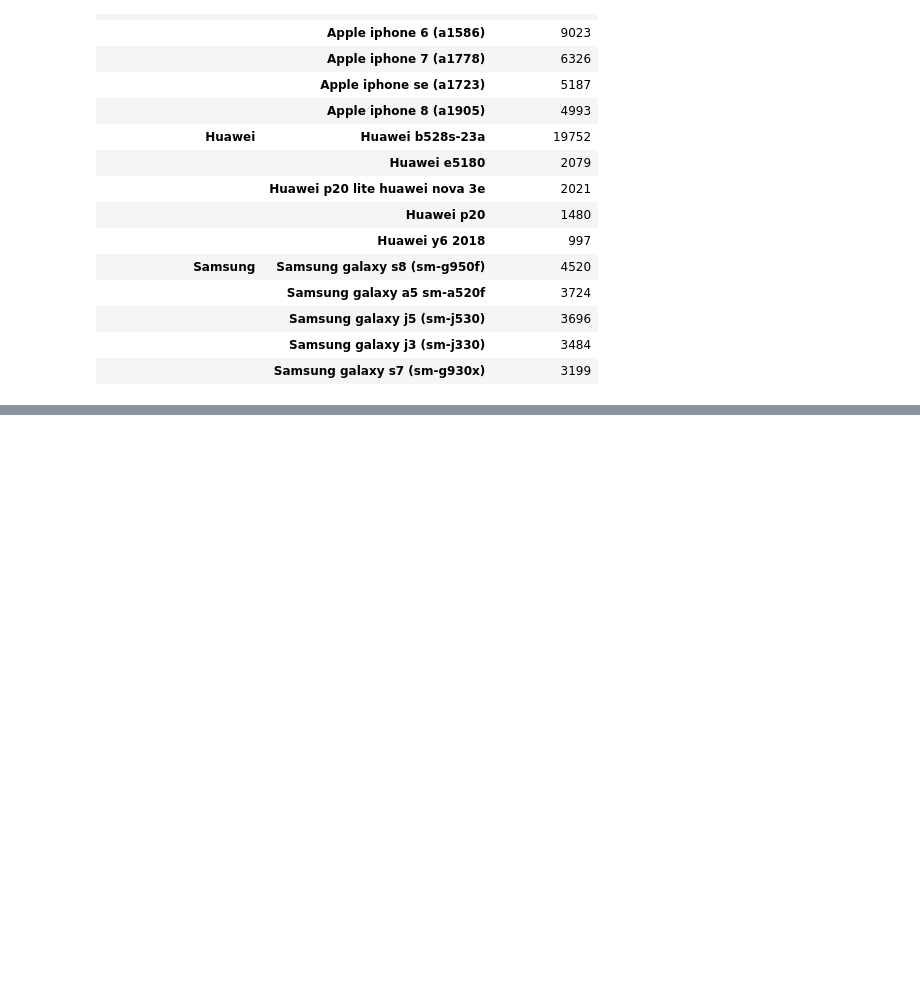
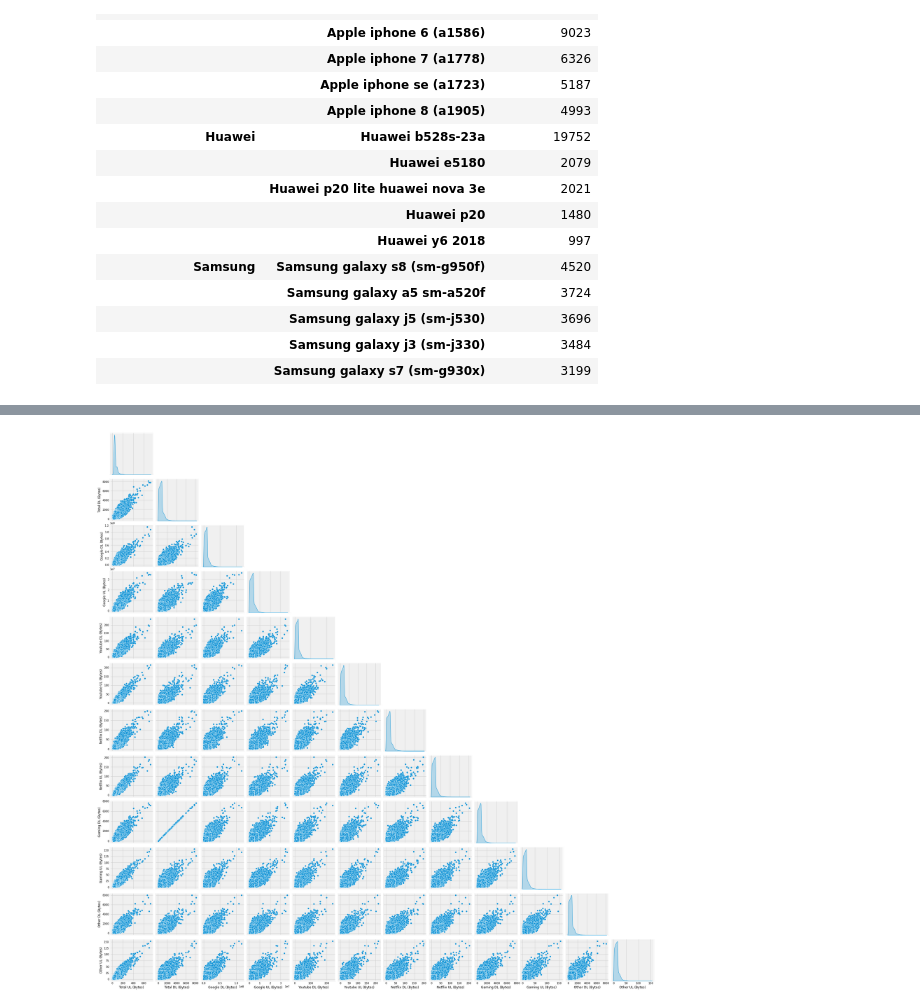
Before and after one commit to fbagire/Telecomm_data_analysis, a Jupyter notebook: data_cleaning.ipynb, the cells around one changed output, grey strips where cells are left out. Cells and saved outputs as stored; diff of their text form; code cells hidden in the pictures; blank space fills up the shorter version.

```diff
--- a/data_cleaning.ipynb
+++ b/data_cleaning.ipynb
@@ -112,0 +90,4 @@ df
+# %%
+bytes_data = ['Total UL (Bytes)', 'Total DL (Bytes)', 'Google DL (Bytes)', 'Google UL (Bytes)', 'Youtube DL (Bytes)',
+              'Youtube UL (Bytes)','Netflix DL (Bytes)', 'Netflix UL (Bytes)', 'Gaming DL (Bytes)', 'Gaming UL (Bytes)',
+              'Other DL (Bytes)', 'Other UL (Bytes)']
@@ -311,11 +295,16 @@ pd.DataFrame(df_manfact_goup['Handset Type'].groupby('Handset Manufacturer',grou
 # df.groupby('MSISDN/Number').aggregate({'Bearer Id':'count','Total UL (Bytes)':'sum',
 #                               'Total DL (Bytes)':'sum'}).sort_values(by='Bearer Id',ascending=False)
 # %%
-df_grouped_bytesdata=df.groupby('IMSI').aggregate({'Bearer Id': 'count', 'Total UL (Bytes)': 'sum',
-                              'Total DL (Bytes)': 'sum', 'Youtube DL (Bytes)': 'sum', 'Youtube UL (Bytes)': 'sum',
-                              'Netflix DL (Bytes)': 'sum', 'Netflix UL (Bytes)': 'sum', 'Gaming DL (Bytes)': 'sum',
-                              'Gaming UL (Bytes)': 'sum','Other DL (Bytes)':'sum','Other UL (Bytes)':'sum',
-                            'MSISDN/Number':'nunique','IMEI':'nunique','Handset Manufacturer':'unique'}).sort_values(by='Bearer Id', ascending=False)
+df_grouped_bytesdata = df.groupby('IMSI').aggregate({'Bearer Id': 'count', 'Total UL (Bytes)': 'sum',
+                                                     'Total DL (Bytes)': 'sum', 'Youtube DL (Bytes)': 'sum',
+                                                     'Youtube UL (Bytes)': 'sum','Google DL (Bytes)':'sum',
+                                                     'Google UL (Bytes)':'sum','Netflix DL (Bytes)': 'sum',
+                                                     'Netflix UL (Bytes)': 'sum','Gaming DL (Bytes)': 'sum',
+                                                     'Gaming UL (Bytes)': 'sum', 'Other DL (Bytes)': 'sum',
+                                                     'Other UL (Bytes)': 'sum','MSISDN/Number': 'nunique',
+                                                     'IMEI': 'nunique',
+                                                     'Handset Manufacturer': 'unique'}).sort_values(by='Bearer Id',
+                                                                                                    ascending=False)
 df_grouped_bytesdata
 # %% [output]
 |  | Bearer Id | Total UL (Bytes) | Total DL (Bytes) | Youtube DL (Bytes) | Youtube UL (Bytes) | ... |
@@ -366,0 +373,4 @@ memory usage: 12.3+ MB
+# %%
+_=sns.pairplot(df_grouped_bytesdata[bytes_data],diag_kind='kde',markers=['s'],corner=True)
+# %% [output]
+[figure, added]
```
Also changed, not shown: parts of 24 cells of this notebook.
